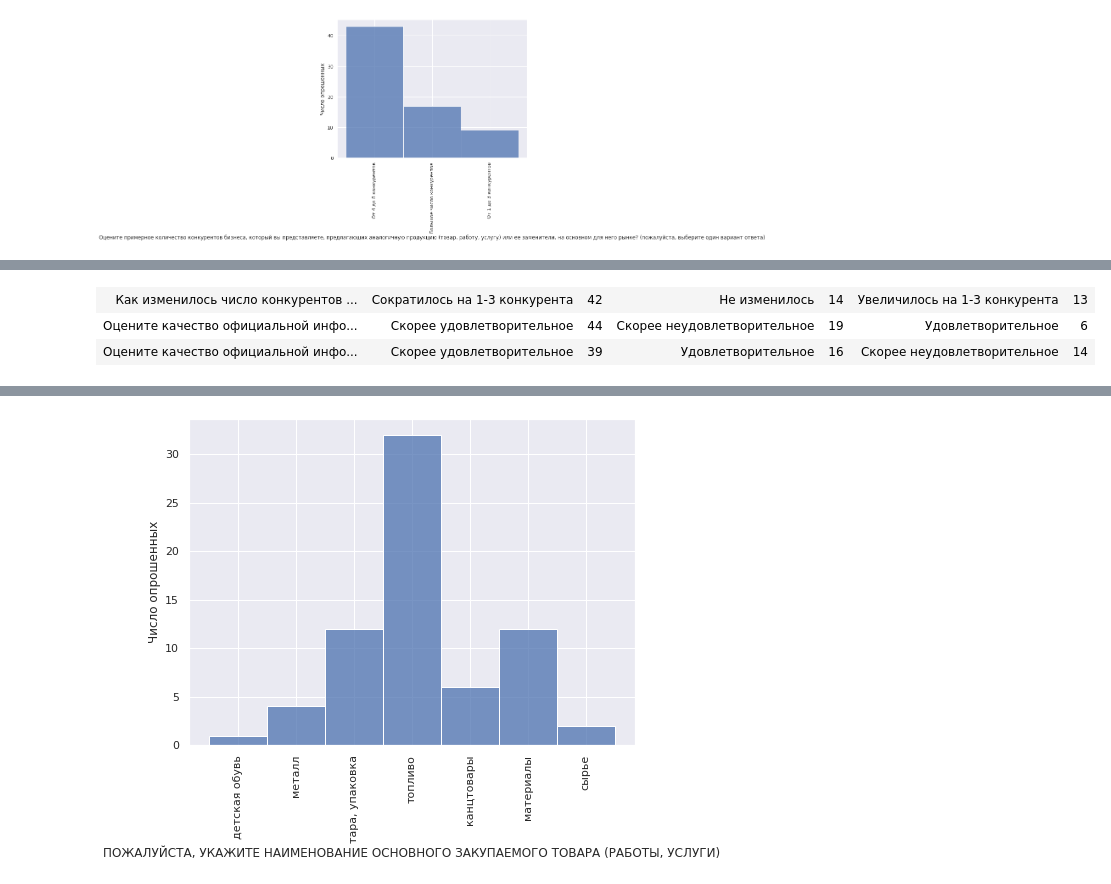
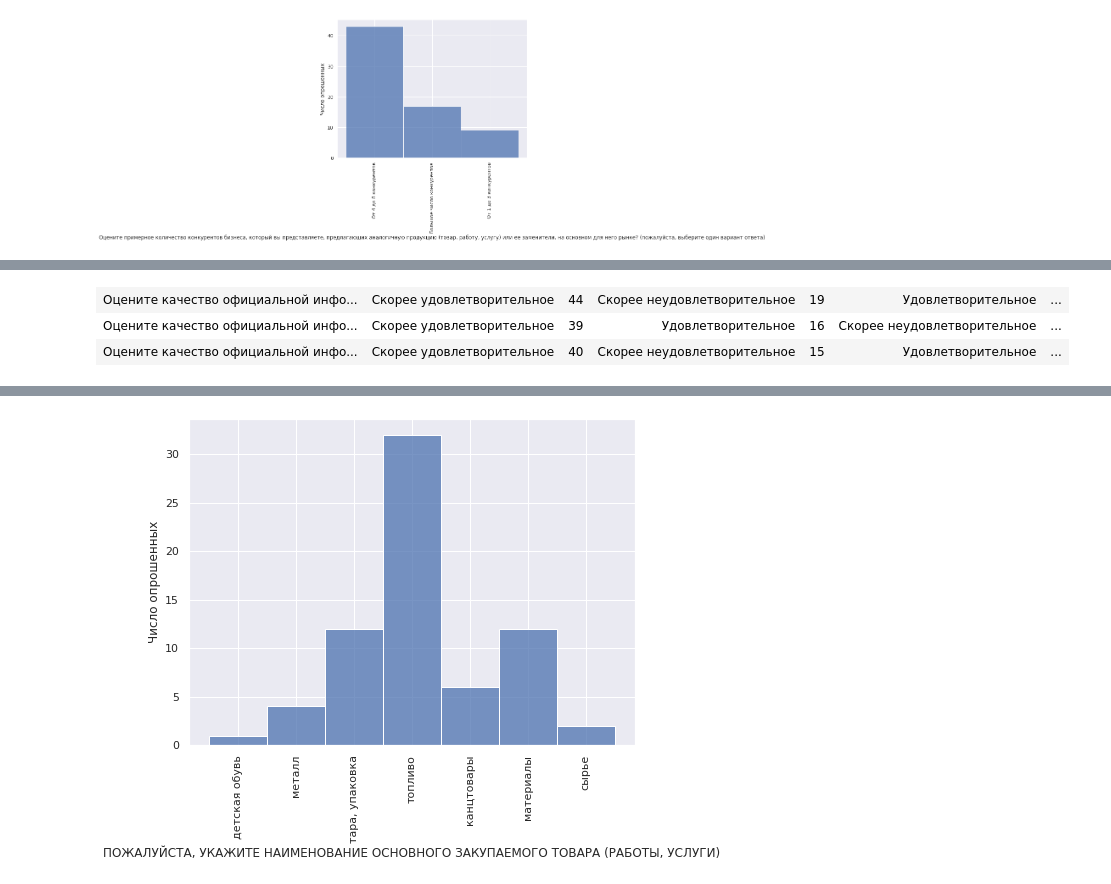
Before and after one commit to Segrey372017/CompetitiveReport, a Jupyter notebook: buisiness_poll_2021.ipynb, the cells around one changed output, grey strips where cells are left out. Drawn from its saved outputs; the diff is of its cells as text; code cells hidden in the pictures.

```diff
--- a/buisiness_poll_2021.ipynb
+++ b/buisiness_poll_2021.ipynb
@@ -254,23 +254,23 @@ make_hist(kin_data.iloc[:, 14])
 # %%
 # Оцените качество официальной информации о состоянии конкурентной среды на рынках товаров и услуг ивановской области
 from IPython.display import HTML, display
-st = 15
-end =17
+st = 16
+end =18
 
 html_str = "<table> "
 for i in range(st, end+1):
     html_str += f"<tr> <td> {kin_data.columns[i]} </td>"
     ans = dict(Counter(kin_data.iloc[:, i]).most_common())
     for key in ans.keys():
         html_str += f"<td> {key} </td>  <td> {ans[key]} </td>"
     html_str += f"</tr>"
 
 html_str +='</table>'
 display(HTML(html_str))
 #print(html_str)
 # %% [output]
-| Как изменилось число конкурентов ... | Сократилось на 1-3 конкурента | 42 | Не изменилось | 14 | Увеличилось на 1-3 конкурента | 13 |
-| Оцените качество официальной инфо... | Скорее удовлетворительное | 44 | Скорее неудовлетворительное | 19 | Удовлетворительное | 6 |
-| Оцените качество официальной инфо... | Скорее удовлетворительное | 39 | Удовлетворительное | 16 | Скорее неудовлетворительное | 14 |
+| Оцените качество официальной инфо... | Скорее удовлетворительное | 44 | Скорее неудовлетворительное | 19 | Удовлетворительное | ... |
+| Оцените качество официальной инфо... | Скорее удовлетворительное | 39 | Удовлетворительное | 16 | Скорее неудовлетворительное | ... |
+| Оцените качество официальной инфо... | Скорее удовлетворительное | 40 | Скорее неудовлетворительное | 15 | Удовлетворительное | ... |
 # %%
 # Оцените, пожалуйста, на Ваш взгляд, полноту размещенной органом исполнительной власти субъекта Российской Федерации
```
Also changed, not shown: parts of 66 cells of this notebook.
